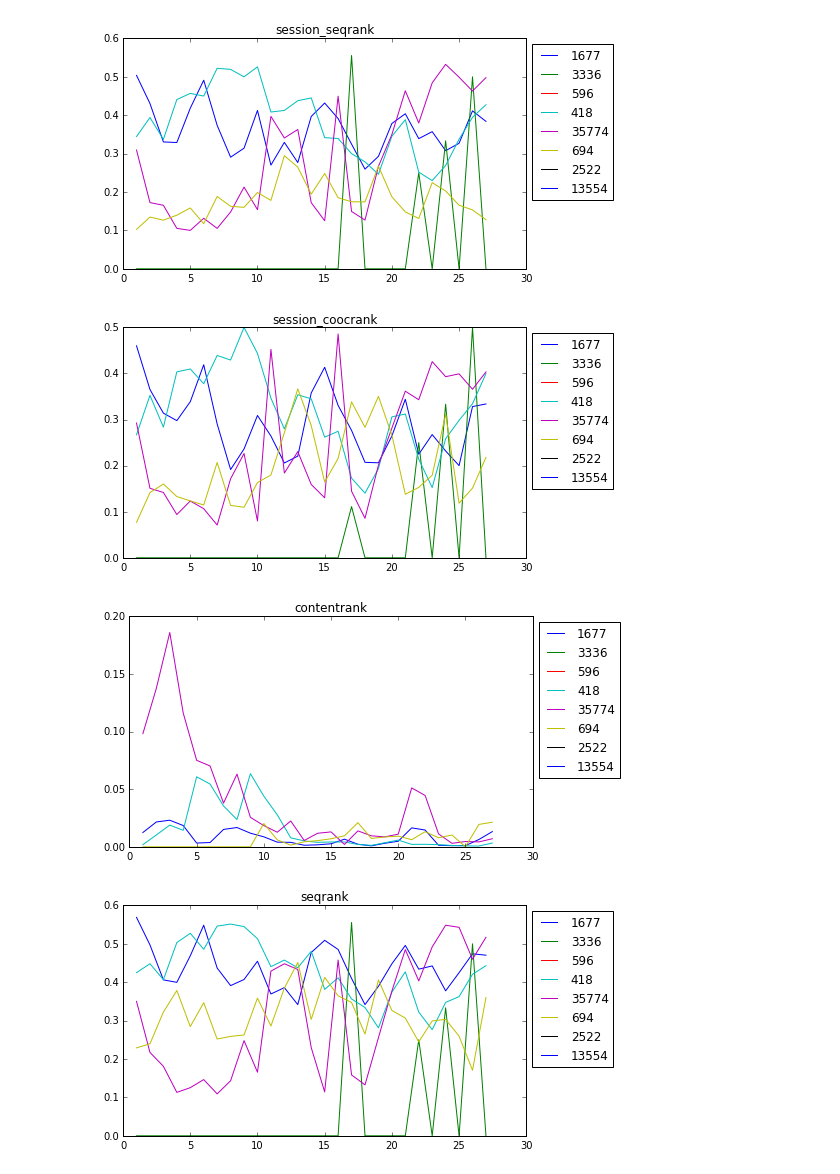
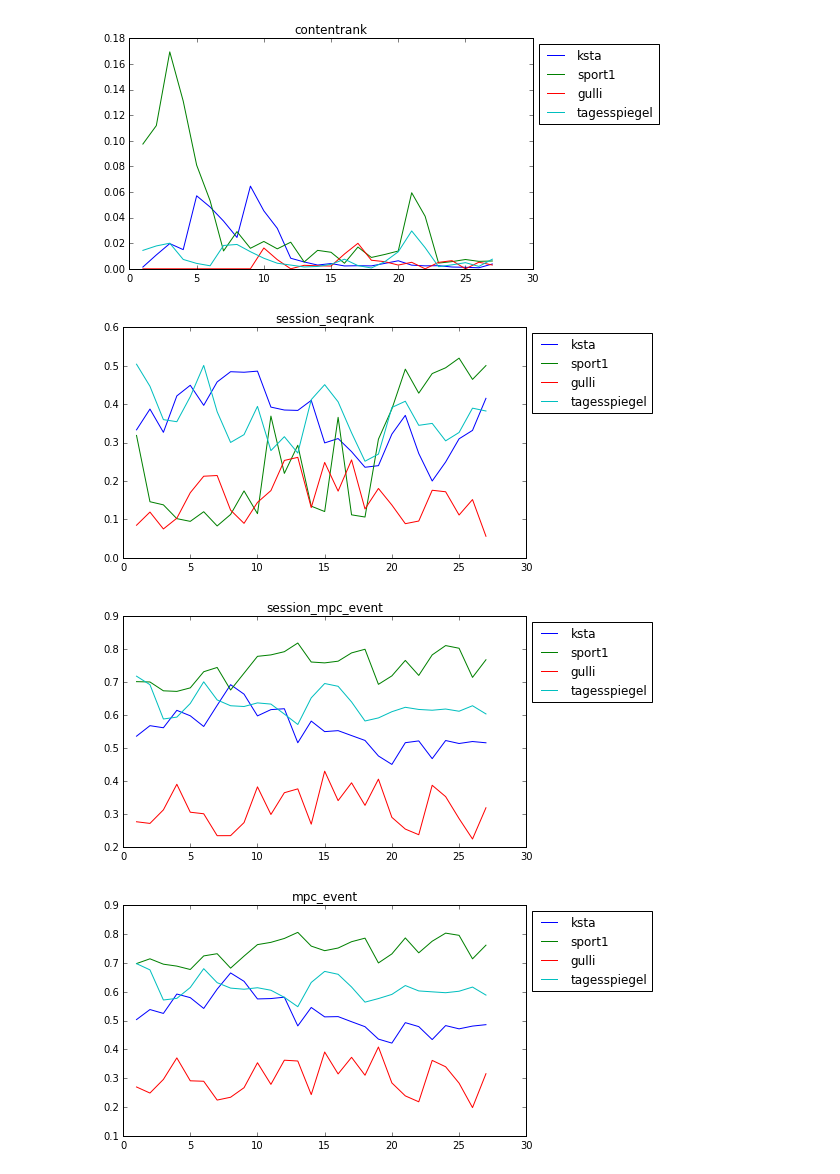
Before and after one commit to martijnnanne/newsreel-offline, a Jupyter notebook: results/Fancy_graphs.ipynb, the cells around one changed output. Cells and saved outputs as stored; diff of their text form; code cells hidden in the pictures.

```diff
--- a/results/Fancy_graphs.ipynb
+++ b/results/Fancy_graphs.ipynb
@@ -2,9 +2,17 @@
 import pandas as pd
 import matplotlib.pyplot as plt
 %matplotlib inline
+# %%
+domain_mapping = {418:'ksta', 1677:'tagesspiegel', 35774:'sport1', 694:'gulli', }
 # %%
-results = pd.read_csv('test_results_2', delimiter=',', header=None, names=['ranker', 'day', 'domain','correct','total', 'precision'])
+results = pd.read_csv('test_results_3_no_unknown_users', delimiter=',', header=None, names=['ranker', 'day', 'domain','correct','total', 'precision'])
 domains = results['domain']
 domains = domains.unique()
+domains = domains.tolist()
+domains.remove(3336)
+domains.remove(2522)
+domains.remove(596)
+domains.remove(13554)
+
 rankers = results['ranker']
 rankers = rankers.unique()
@@ -52,21 +43,23 @@ results.query('ranker == "contentrank" & domain == 35774')
 # %%
 i = 0
 for ranker in rankers:
     i = i +1
     fig = plt.figure(figsize=(8,4))
     ax  = fig.add_subplot(111)
     ax.set_title(ranker)
 #     plt.title(ranker)
     for domain in domains:
+        if domain in ['13554', '596', '2522']:
+            pass
         subresults = results.query('ranker == "%s" & domain == %s' % (ranker,domain))
         days = subresults['day']
         precision = subresults['precision']
         ax.set_position([0.1,0.1,0.7,0.8])
         ax.plot(days, precision)
-        ax.legend(domains, loc="upper left", bbox_to_anchor=(1,1))
-        fig.savefig('ranker_%s_test1.png' % i)
+        ax.legend([domain_mapping[x] for x in domains], loc="upper left", bbox_to_anchor=(1,1))
+#         fig.savefig('ranker_%s_test1.png' % ranker)
 # %% [output]
-[figure, old version]
+[figure, new version]
-[figure, old version]
+[figure, new version]
-[figure, old version]
+[figure, new version]
-[figure, old version]
+[figure, new version]
```
Also changed, not shown: parts of 5 cells of this notebook, 19 other files.
